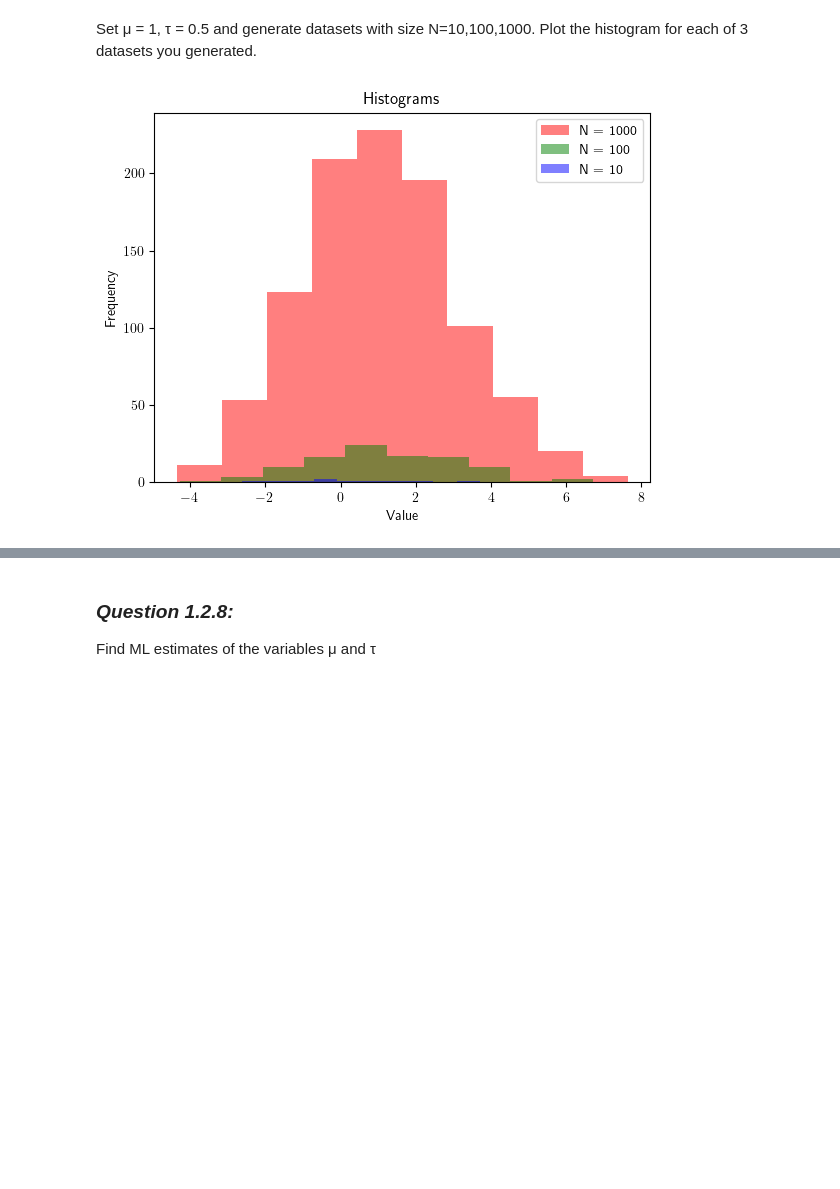
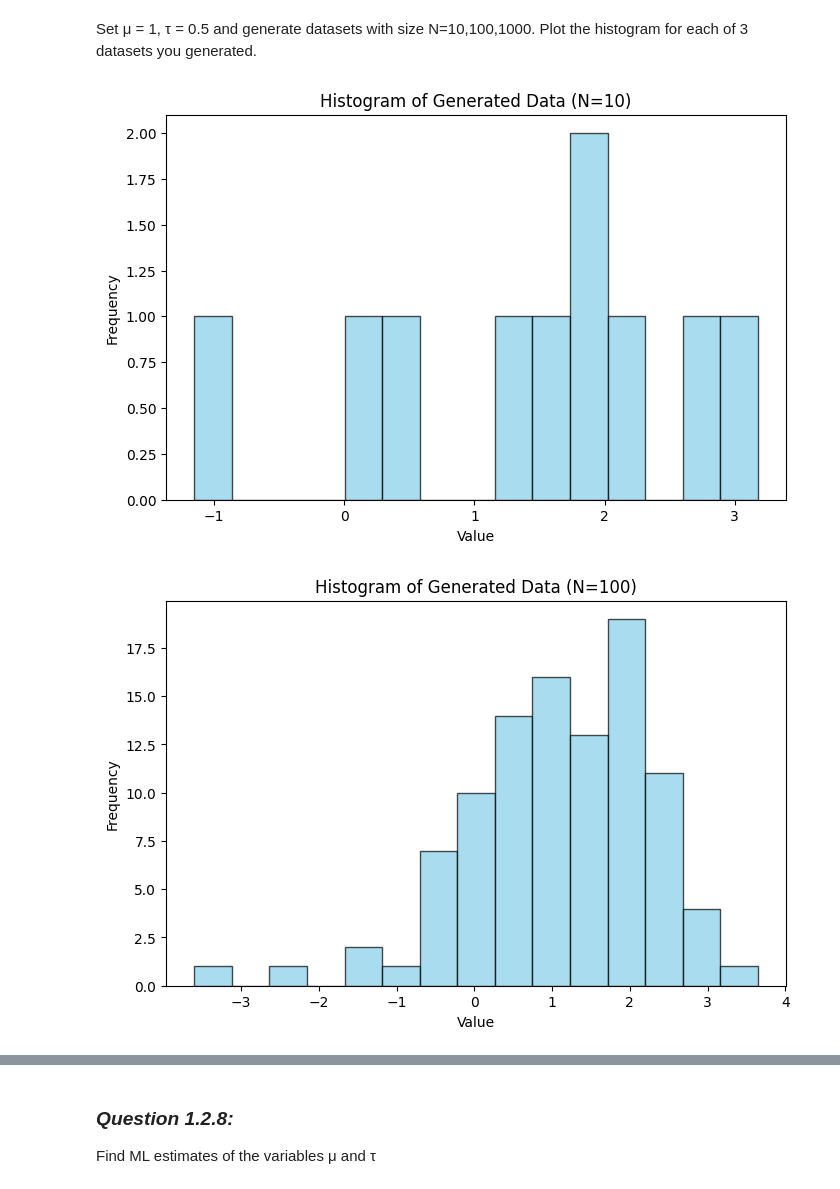
Before and after one commit to erikwallindermahler/DD2434-1A, a Jupyter notebook: 1A-2-HT24.ipynb, the cells around one changed output, grey strips where cells are left out. Saved outputs shown, nothing was run; the diff lists cells and outputs as text; code cells hidden in the pictures; blank space fills up the shorter version.

```diff
--- a/1A-2-HT24.ipynb
+++ b/1A-2-HT24.ipynb
@@ -10,46 +7,31 @@ Tested in a local conda environment running Python 3.12. Requirements are within
 ### ***Question 1.2.7:***
 
 Implement a function that generates data points for the given model.
-# %%
-# Package imports and setup
-import numpy as np
-import matplotlib.pyplot as plt
-
-plt.rcParams['ps.useafm'] = True
-plt.rcParams['pdf.use14corefonts'] = True
-plt.rcParams['text.usetex'] = True
-
-# Set the font type for PDF output
-plt.rcParams['pdf.fonttype'] = 42
-# %%
-
-def generate_data(mu, tau, N):
-  # Insert your code here
-  return np.random.normal(mu,1/tau,N)
+# %%
+import numpy as np
+import matplotlib.pyplot as plt
+def generate_data(mu, tau, size):
+    variance = 1 / tau
+    return np.random.normal(mu, np.sqrt(variance), size)
 # %% [markdown]
 
 Set μ = 1, τ = 0.5 and generate datasets with size N=10,100,1000. Plot the histogram for each of 3
 datasets you generated.
-# %%
-
-mu = 1
-tau = 0.5
-
-dataset_1 = generate_data(mu, tau, 10)
-dataset_2 = generate_data(mu, tau, 100)
-dataset_3 = generate_data(mu, tau, 1000)
-
-
-
-plt.hist(dataset_3, alpha = 0.5, label='N = 1000', color='red')
-plt.hist(dataset_2, alpha = 0.5, label='N = 100', color='green')
-plt.hist(dataset_1, alpha = 0.5, label='N = 10', color='blue')
-
-plt.xlabel('Value')
-plt.ylabel('Frequency')
-plt.title('Histograms')
-plt.legend()
-plt.savefig("figures/1.2.7_Histogram.pdf")
-plt.show()
-# %% [output]
-[figure, removed]
+# %%
+mu = 1
+tau = 0.5
+sizes = [10, 100, 1000]
+
+datasets = {size: generate_data(mu, tau, size) for size in sizes}
+
+# Visulaize the datasets via histograms
+for size, data in datasets.items():
+    plt.figure(figsize=(8, 5))
+    plt.hist(data, bins=15, color='skyblue', alpha=0.7, edgecolor='black')
+    plt.title(f"Histogram of Generated Data (N={size})")
+    plt.xlabel("Value")
+    plt.ylabel("Frequency")
+    plt.show()
+# %% [output]
+[figure, added]
+[figure, added]
```
Also changed, not shown: parts of 13 cells of this notebook, 1 other file.
